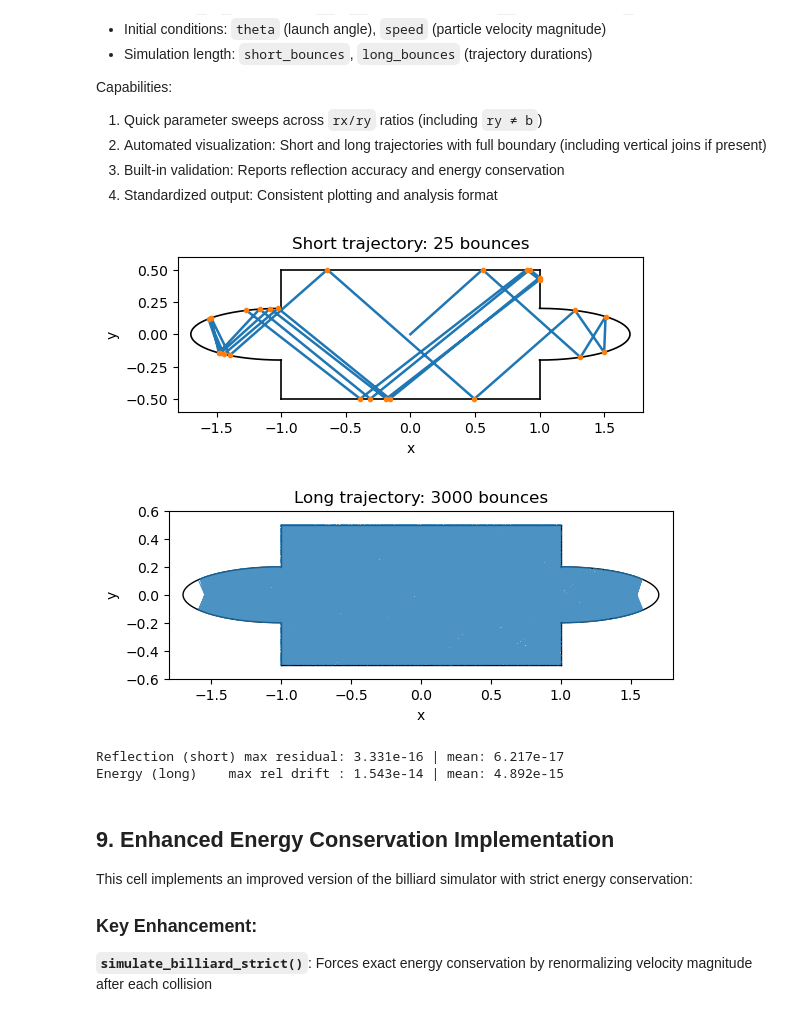
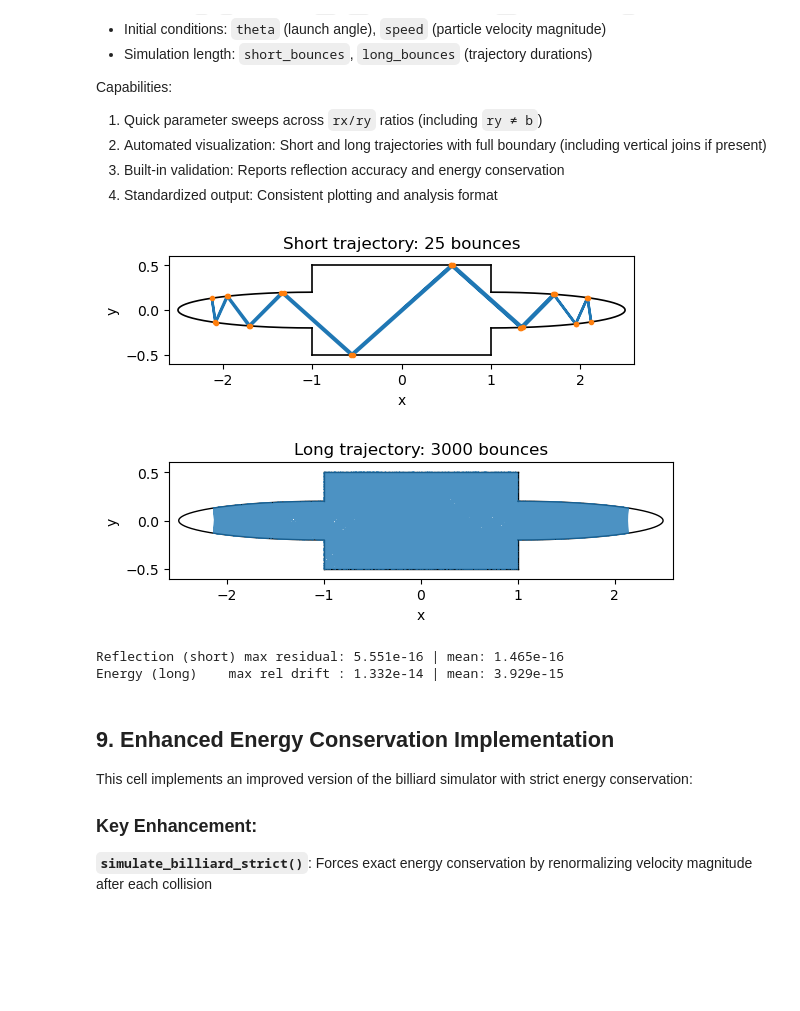
Before and after one commit to OmidZJ/HE-381-Team-Assignment-1, a Jupyter notebook: Team-Assignment-1-Solution.ipynb, the cells around one changed output. Cells and saved outputs as stored; diff of their text form; code cells hidden in the pictures; blank space fills up the shorter version.

Commit message:
add solution 2 for section A to the notebook

```diff
--- a/Team-Assignment-1-Solution.ipynb
+++ b/Team-Assignment-1-Solution.ipynb
@@ -37,8 +37,8 @@ import matplotlib.pyplot as plt
 # ---- Geometry parameters (feel free to tweak) ----
 a  = 2         # half-length of rectangle along x  -> rectangle spans x in [-a, a]
 b  = 1         # vertical extent of rectangle     -> y in [-b, b]
-rx = 0.7       # ellipse semi-axis along x for caps (right cap centered at +a, left at -a)
-ry = 0.5       # ellipse semi-axis along y (set equal to b for smooth join with rectangle)
+rx = 2.5         # ellipse semi-axis along x for caps (right cap centered at +a, left at -a)
+ry = 0.5           # ellipse semi-axis along y (set equal to b for smooth join with rectangle)
 
 # Simulation parameters
 speed = 1.0      # particle speed (mass m=1, so E = 0.5*speed^2)
@@ -382,7 +382,7 @@ x0, y0 = 0.0, 0.0
 vx0, vy0 = speed*np.cos(theta), speed*np.sin(theta)
 state = (x0, y0, vx0, vy0)
 
-short_bounces = 30
+short_bounces = 100000
 sim_short = simulate_billiard(state, params, max_bounces=short_bounces)
 
 # Plot short trajectory
@@ -407,0 +507,33 @@ Energy check: max relative drift = 1.776e-15    mean = 9.956e-16
+# %%
+# --- Comparison plots: Solution 1 (exact) vs Solution 2 (numerical) ---
+
+# Ensure we have a reference Solution 1 short run (reuse earlier sim_short if available)
+try:
+    sim_short
+except NameError:
+    params = dict(a=a, b=b, rx=rx, ry=ry)
+    theta = 0.0
+    state = (2.0, 0.0, speed*np.cos(theta), speed*np.sin(theta)) if 'speed' in globals() else (2.0, 0.0, 1.0, 0.0)
+    sim_short = simulate_billiard(state, params, max_bounces=200)
+
+fig, axes = plt.subplots(1, 2, figsize=(12, 5))
+
+# Left: Solution 1 exact
+plot_stadium(axes[0], a, b, rx, ry, color='k', linewidth=1.0)
+axes[0].plot(sim_short["x"], sim_short["y"], '-', lw=1.2, alpha=0.9)
+axes[0].set_title(f"Solution 1 (exact) — bounces: {len(sim_short['bounce_pts'])}")
+
+# Right: Solution 2 numerical
+plot_stadium(axes[1], a, b, rx, ry, color='k', linewidth=1.0)
+axes[1].plot(points2[:,0], points2[:,1], '-', lw=1.0, alpha=0.8)
+axes[1].plot(points2[0,0], points2[0,1], 'go', ms=6)
+axes[1].plot(points2[-1,0], points2[-1,1], 'ro', ms=6)
+axes[1].set_title(f"Solution 2 (numerical) — collisions: {collision_count2}")
+
+plt.tight_layout()
+plt.show()
+
+# Numeric comparisons
+print("Comparison summary:")
+print(f"- Solution 1 (exact): bounces recorded = {len(sim_short['bounce_pts'])}")
+print(f"- Solution 2 (numerical): wall collisions counted = {collision_count2}")
@@ -528,38 +683,38 @@ def run_demo(a=1.0, b=0.5, rx=0.7, ry=None, theta=0.73, speed=1.0, short_bounces
     if ry is None:
         ry = b
     params = dict(a=a, b=b, rx=rx, ry=ry)
     state  = (0.0, 0.0, speed*np.cos(theta), speed*np.sin(theta))
 
     sim_s = simulate_billiard(state, params, max_bounces=short_bounces)
     sim_l = simulate_billiard(state, params, max_bounces=long_bounces)
 
     # Short
     fig, ax = plt.subplots(figsize=(6,5))
     plot_stadium(ax, a, b, rx, ry, color='k', linewidth=1.2)
     ax.plot(sim_s["x"], sim_s["y"], '-', lw=1.8)
     ax.plot(sim_s["bounce_pts"][:,0], sim_s["bounce_pts"][:,1], 'o', ms=3)
     ax.set_title(f"Short trajectory: {len(sim_s['bounce_pts'])} bounces")
     plt.show()
 
     # Long
     fig, ax = plt.subplots(figsize=(6.5,5.2))
     plot_stadium(ax, a, b, rx, ry, color='k', linewidth=1.0)
     ax.plot(sim_l["x"], sim_l["y"], '-', lw=0.7, alpha=0.8)
     ax.set_title(f"Long trajectory: {len(sim_l['bounce_pts'])} bounces")
     plt.show()
 
     # Checks
     rc = reflection_check(sim_s); ec = energy_check(sim_l)
     print(f"Reflection (short) max residual: {rc['max_abs']:.3e} | mean: {rc['mean_abs']:.3e}")
     print(f"Energy (long)    max rel drift : {ec['max_rel']:.3e} | mean: {ec['mean_rel']:.3e}")
 
 # Example:
-run_demo(a=1.0, b=0.5, rx=0.7, ry=0.2, theta=0.73, speed=1.0, short_bounces=25, long_bounces=3000)
+run_demo(a=1.0, b=0.5, rx=1.5, ry=0.2, theta=0.73, speed=1.0, short_bounces=25, long_bounces=3000)
 # %% [output]
-[figure, old version]
+[figure, new version]
-[figure, old version]
+[figure, new version]
-Reflection (short) max residual: 3.331e-16 | mean: 6.217e-17
-Energy (long)    max rel drift : 1.543e-14 | mean: 4.892e-15
+Reflection (short) max residual: 5.551e-16 | mean: 1.465e-16
+Energy (long)    max rel drift : 1.332e-14 | mean: 3.929e-15
 # %% [markdown]
 ## 9. Enhanced Energy Conservation Implementation
 
```
Also changed, not shown: parts of 25 cells of this notebook.
